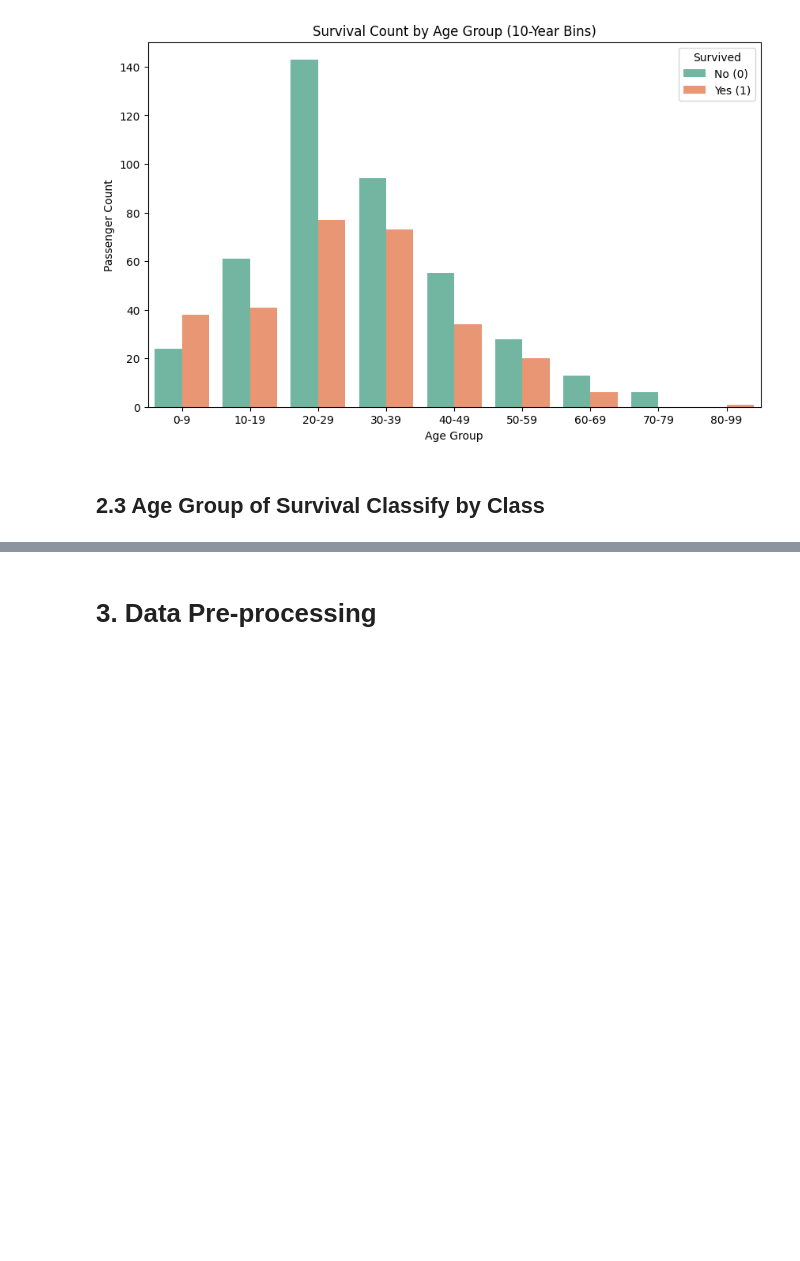
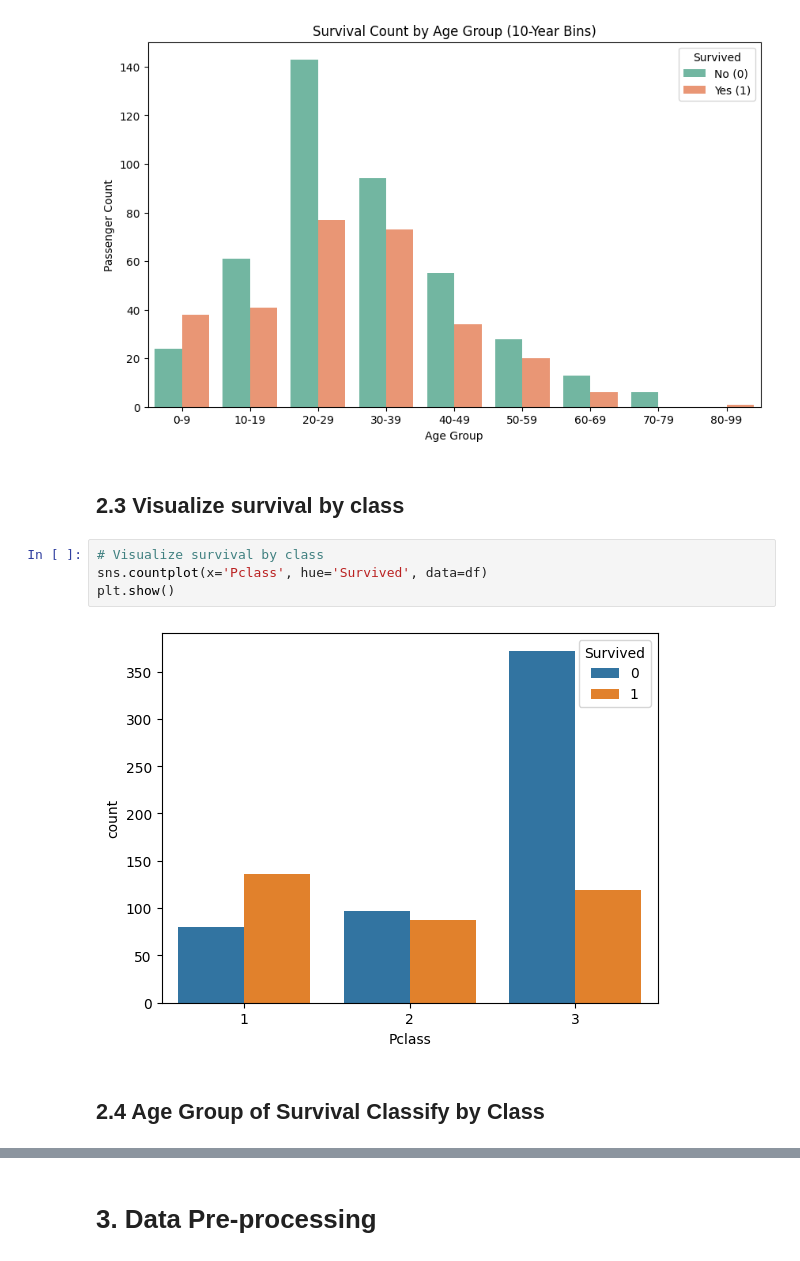
Before and after one commit to SamanthaZhang25/SamanthaZhang25, a Jupyter notebook: notebookb086cf439c.ipynb, the cells around one changed output, grey strips where cells are left out. Cells and saved outputs as stored; diff of their text form; blank space fills up the shorter version.

```diff
--- a/notebookb086cf439c.ipynb
+++ b/notebookb086cf439c.ipynb
@@ -109,5 +115,13 @@ plt.legend(title='Survived', labels=['No (0)', 'Yes (1)'])
 plt.show()
 # %% [output]
 [figure]
+# %% [markdown]
+## 2.3 Visualize survival by class
+# %%
+# Visualize survival by class
+sns.countplot(x='Pclass', hue='Survived', data=df)
+plt.show()
+# %% [output]
+[figure, added]
 # %% [markdown]
-## 2.3 Age Group of Survival Classify by Class
+## 2.4 Age Group of Survival Classify by Class
```
Also changed, not shown: parts of 4 cells of this notebook.
